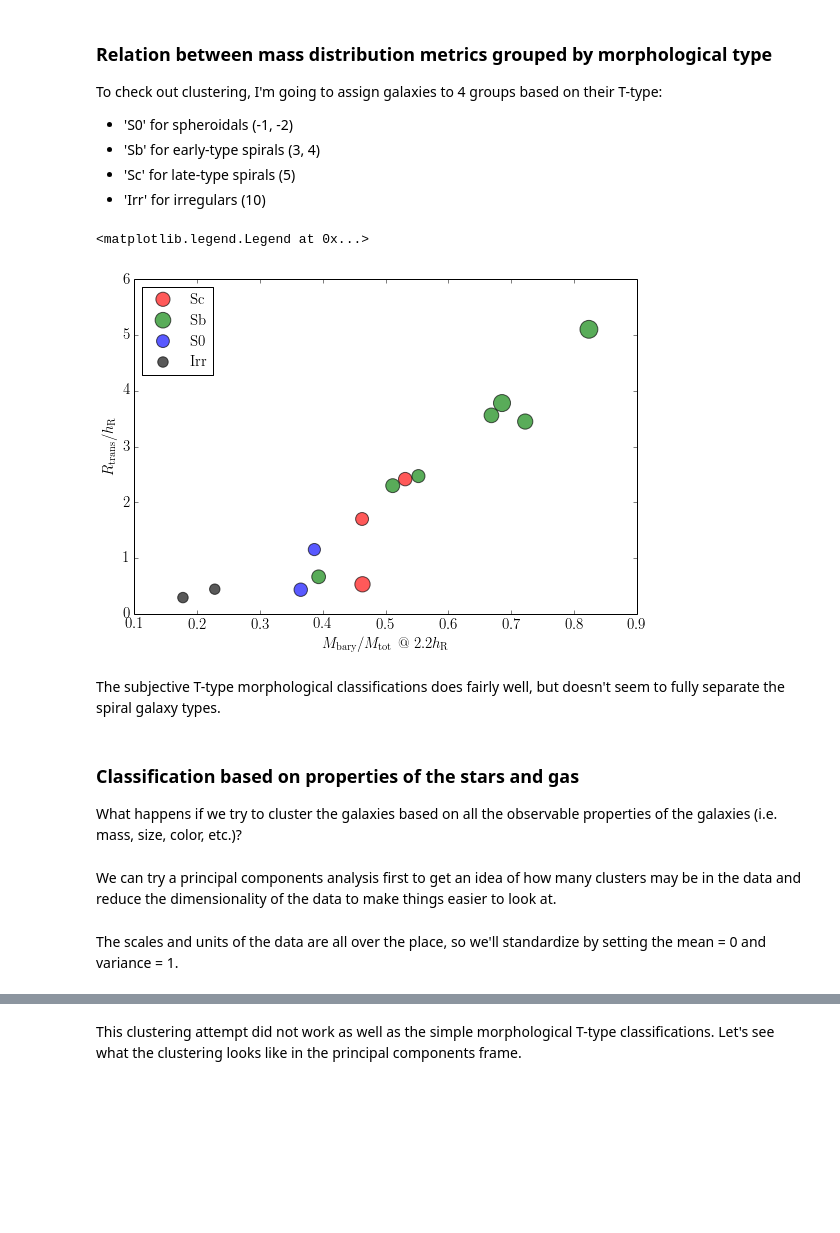
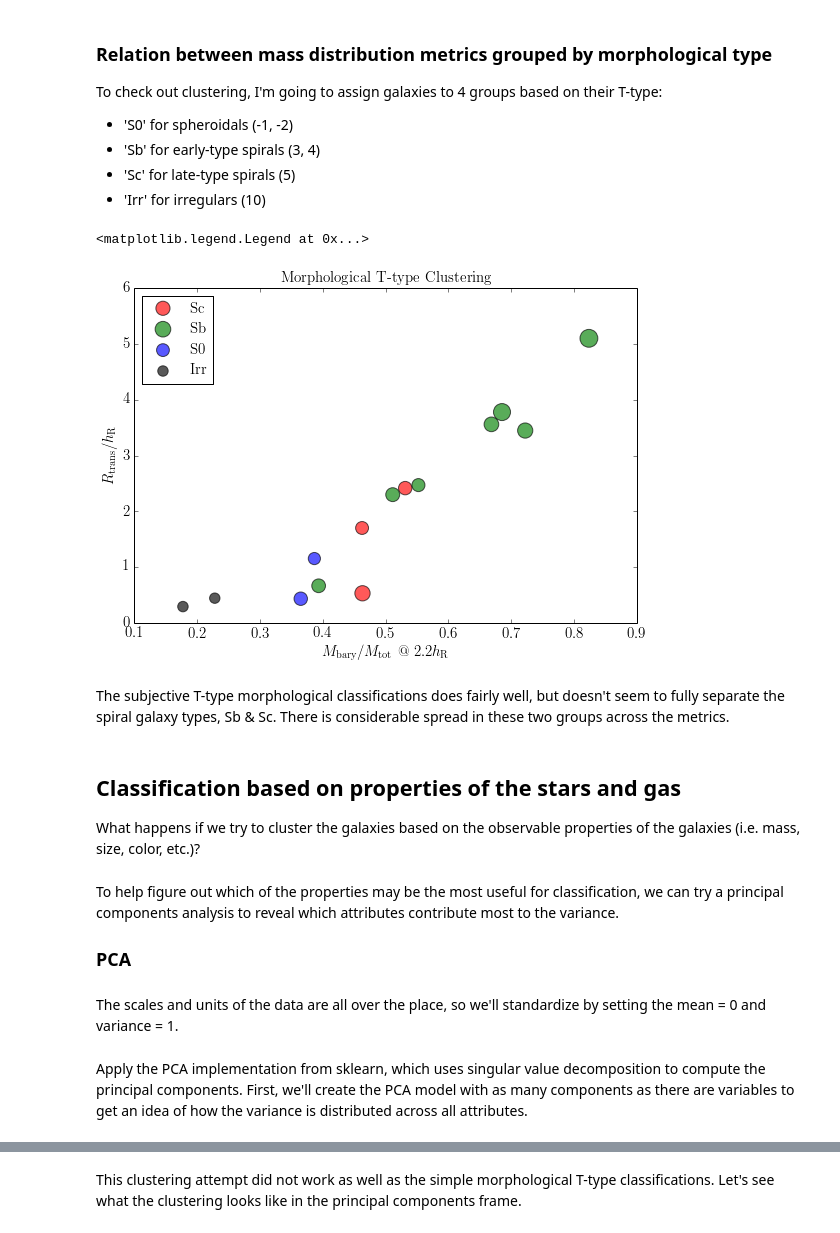
Before and after one commit to erichards/DissertationResearch, a Jupyter notebook: galaxiesEDA.ipynb, the cells around one changed output, grey strips where cells are left out. Cells and saved outputs as stored; diff of their text form; code cells hidden in the pictures; blank space fills up the shorter version.

```diff
--- a/galaxiesEDA.ipynb
+++ b/galaxiesEDA.ipynb
@@ -382,24 +385,27 @@ df_short['class'] = df_short['T-type'].map(class_dict)
 # %%
 labels = ['Sc','Sb','S0','Irr']
 colors = ['r','g','b','k']
 
 plt.figure(figsize=(9, 6))
+plt.title('Morphological T-type Clustering')
 for i,group in enumerate(labels):
     gal_in_group = np.where(df_short['class'] == group)
     plt.scatter(rcd['MbaryMtot2h'].ix[gal_in_group],rcd['Rth'].ix[gal_in_group],
                 s=rcd['MbaryMtotR25'].ix[gal_in_group]*500.,c=colors[i],alpha=0.65,label=group)
 plt.xlabel('$M_\mathrm{bary}$/$M_\mathrm{tot}$ $@$ 2.2$h_\mathrm{R}$')
 plt.ylabel('$R_\mathrm{trans}$/$h_\mathrm{R}$')
 plt.legend(scatterpoints = 1, loc='upper left')
 # %% [output]
 <matplotlib.legend.Legend at 0x...>
-[figure, old version]
+[figure, new version]
 # %% [markdown]
-The subjective T-type morphological classifications does fairly well, but doesn't seem to fully separate the spiral galaxy types.
+The subjective T-type morphological classifications does fairly well, but doesn't seem to fully separate the spiral galaxy types, Sb & Sc. There is considerable spread in these two groups across the metrics.
 # %% [markdown]
-### Classification based on properties of the stars and gas
+## Classification based on properties of the stars and gas
 
-What happens if we try to cluster the galaxies based on all the observable properties of the galaxies (i.e. mass, size, color, etc.)?
+What happens if we try to cluster the galaxies based on the observable properties of the galaxies (i.e. mass, size, color, etc.)?
-# %% [markdown]
-We can try a principal components analysis first to get an idea of how many clusters may be in the data and reduce the dimensionality of the data to make things easier to look at.
+# %% [markdown]
+To help figure out which of the properties may be the most useful for classification, we can try a principal components analysis to reveal which attributes contribute most to the variance.
+
+### PCA
 # %%
@@ -417,5 +424,7 @@ The scales and units of the data are all over the place, so we'll standardize by
 # %%
 from sklearn.preprocessing import StandardScaler
 pca_std = StandardScaler().fit_transform(pca_array)
+# %% [markdown]
+Apply the PCA implementation from sklearn, which uses singular value decomposition to compute the principal components. First, we'll create the PCA model with as many components as there are variables to get an idea of how the variance is distributed across all attributes.
 # %%
 from sklearn.decomposition import PCA as PCA
```
Also changed, not shown: parts of 22 cells of this notebook.
